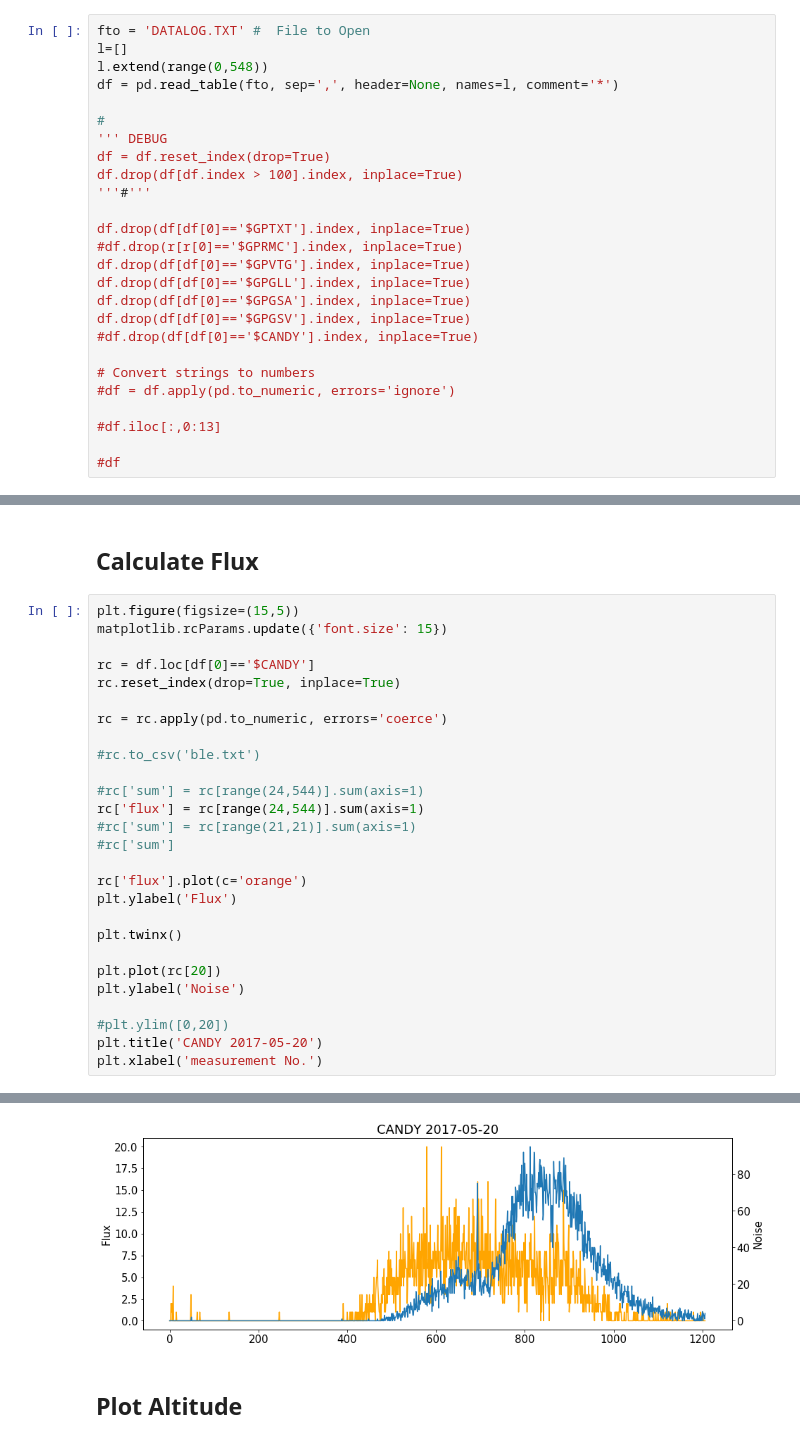
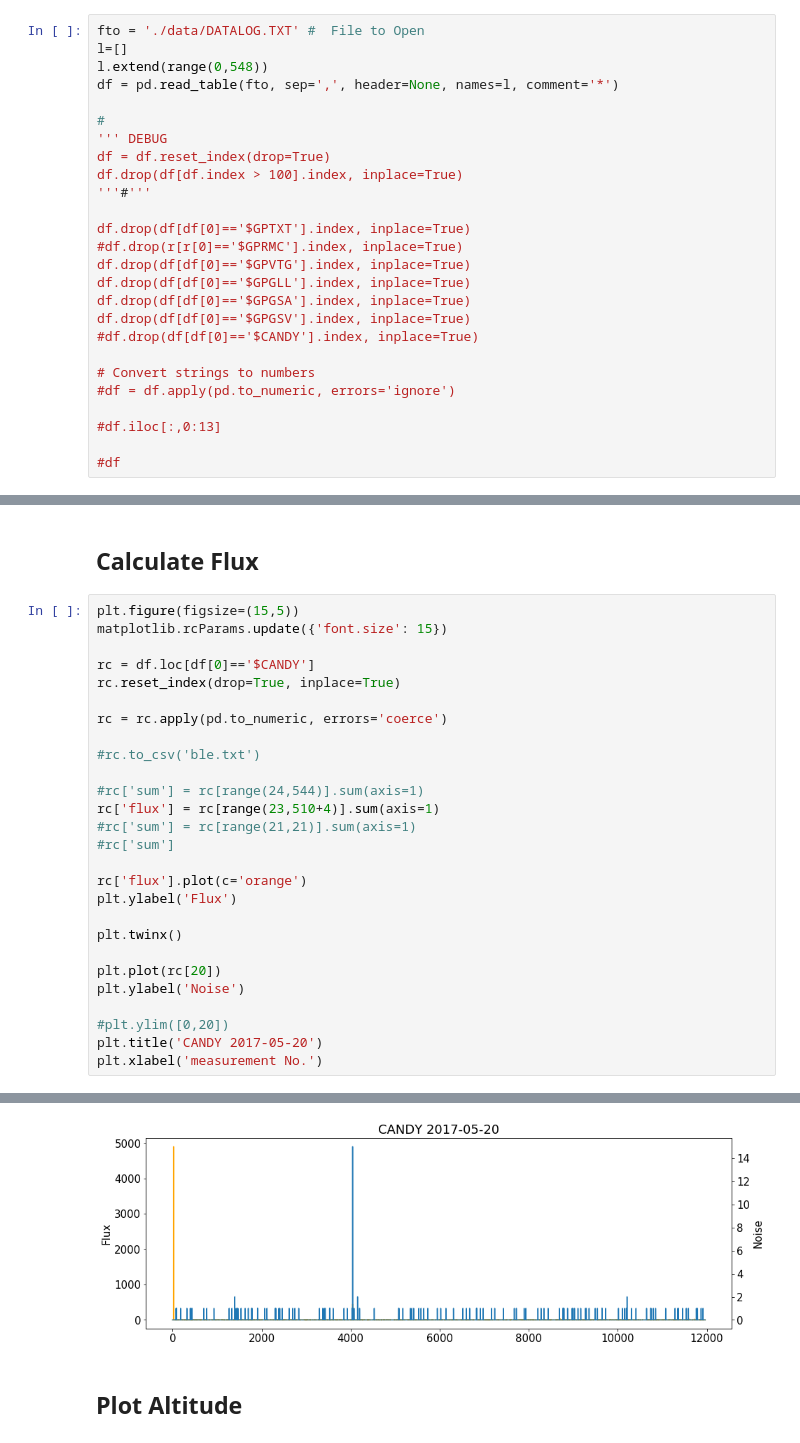
Before and after one commit to ODZ-UJF-AV-CR/AIRDOS-parser, a Jupyter notebook: CANDY_balon_polsko.ipynb, the cells around one changed output, grey strips where cells are left out. Saved outputs shown, nothing was run; the diff lists cells and outputs as text.

```diff
--- a/CANDY_balon_polsko.ipynb
+++ b/CANDY_balon_polsko.ipynb
@@ -16,7 +16,7 @@ Populating the interactive namespace from numpy and matplotlib
 # %% [markdown]
 ## Read Logfile
 # %%
-fto = 'DATALOG.TXT' #  File to Open
+fto = './data/DATALOG.TXT' #  File to Open
 l=[]
 l.extend(range(0,548))
 df = pd.read_table(fto, sep=',', header=None, names=l, comment='*')
@@ -83,33 +81,33 @@ df6.to_csv('ble.txt')
 # %%
 plt.figure(figsize=(15,5))
 matplotlib.rcParams.update({'font.size': 15})
 
 rc = df.loc[df[0]=='$CANDY']
 rc.reset_index(drop=True, inplace=True)
 
 rc = rc.apply(pd.to_numeric, errors='coerce')
 
 #rc.to_csv('ble.txt')
 
 #rc['sum'] = rc[range(24,544)].sum(axis=1)
-rc['flux'] = rc[range(24,544)].sum(axis=1)
+rc['flux'] = rc[range(23,510+4)].sum(axis=1)
 #rc['sum'] = rc[range(21,21)].sum(axis=1)
 #rc['sum']
 
 rc['flux'].plot(c='orange')
 plt.ylabel('Flux')
 
 plt.twinx()
 
 plt.plot(rc[20])
 plt.ylabel('Noise')
 
 #plt.ylim([0,20])
 plt.title('CANDY 2017-05-20')
 plt.xlabel('measurement No.')
 # %% [output]
 <matplotlib.text.Text at 0x...>
-[figure, old version]
+[figure, new version]
 # %% [markdown]
 ## Plot Altitude
 # %%
```
Also changed, not shown: parts of 2 cells of this notebook, 3 other files.
